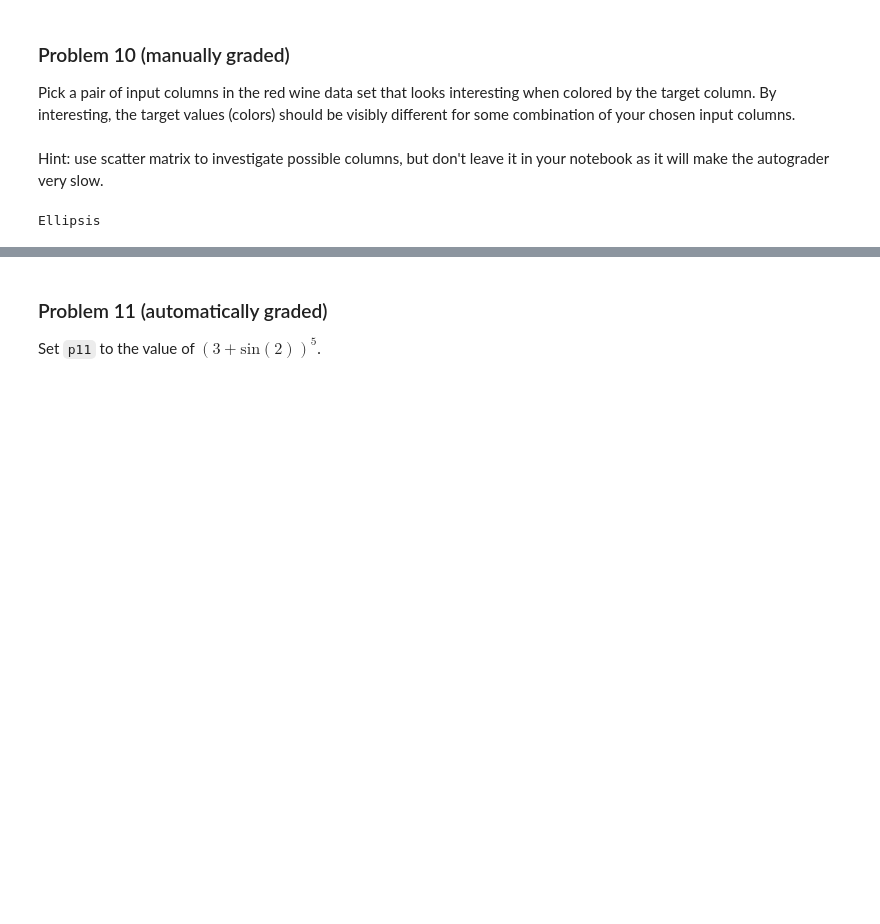
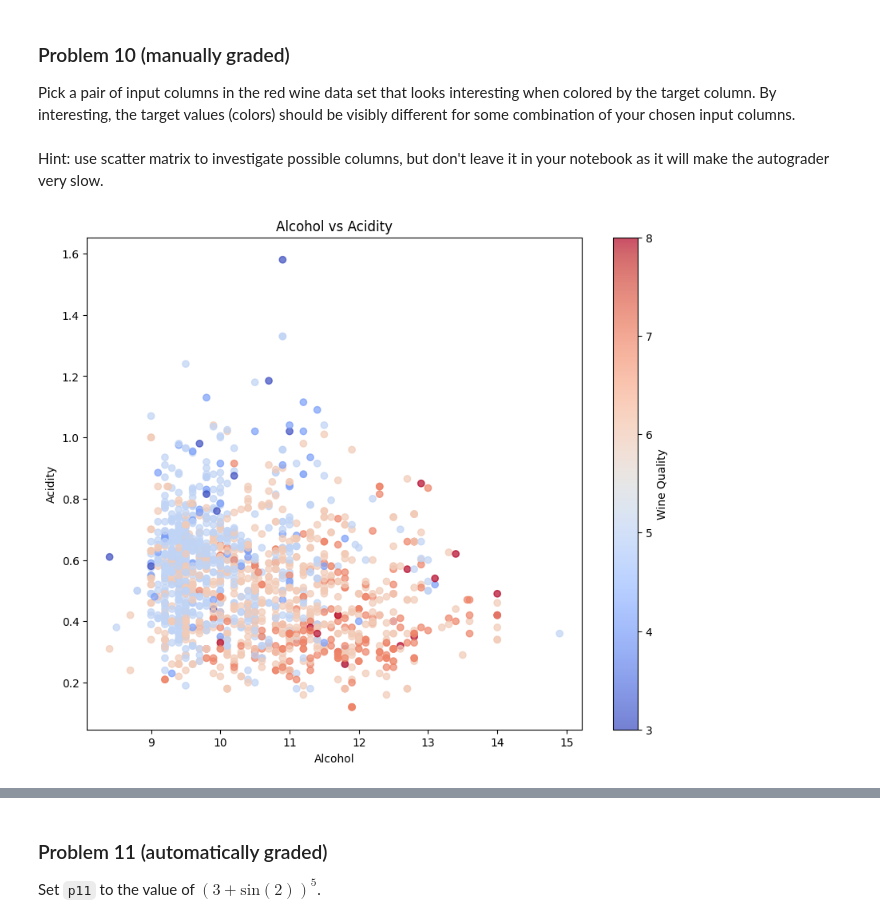
Before and after one commit to Ian123Ian595/dx602-homework-10, a Jupyter notebook: homework.ipynb, the cells around one changed output, grey strips where cells are left out. Drawn from its saved outputs; the diff is of its cells as text; code cells hidden in the pictures; blank space fills up the shorter version.

```diff
--- a/homework.ipynb
+++ b/homework.ipynb
@@ -227,12 +227,22 @@ Pick a pair of input columns in the red wine data set that looks interesting whe
 By interesting, the target values (colors) should be visibly different for some combination of your chosen input columns.
 # %% [markdown]
 Hint: use scatter matrix to investigate possible columns, but don't leave it in your notebook as it will make the autograder very slow.
-# %%
-# YOUR CHANGES HERE
-
-...
-# %% [output]
-Ellipsis
+# %%
+# YOUR CHANGES HERE
+plt.figure(figsize=(10,8))
+sc = plt.scatter(
+    x=red_wine["alcohol"],
+    y=red_wine["volatile acidity"],
+    c=red_wine["target"],
+    cmap="coolwarm",
+    alpha=0.7)
+plt.xlabel("Alcohol")
+plt.ylabel("Acidity")
+plt.title("Alcohol vs Acidity")
+plt.colorbar(sc, label="Wine Quality")
+plt.show()
+# %% [output]
+[figure, added]
 # %% [markdown]
 <div style="page-break-after: always;"></div>
 # %% [markdown]
```
Also changed, not shown: parts of 17 cells of this notebook, 2 other files.
